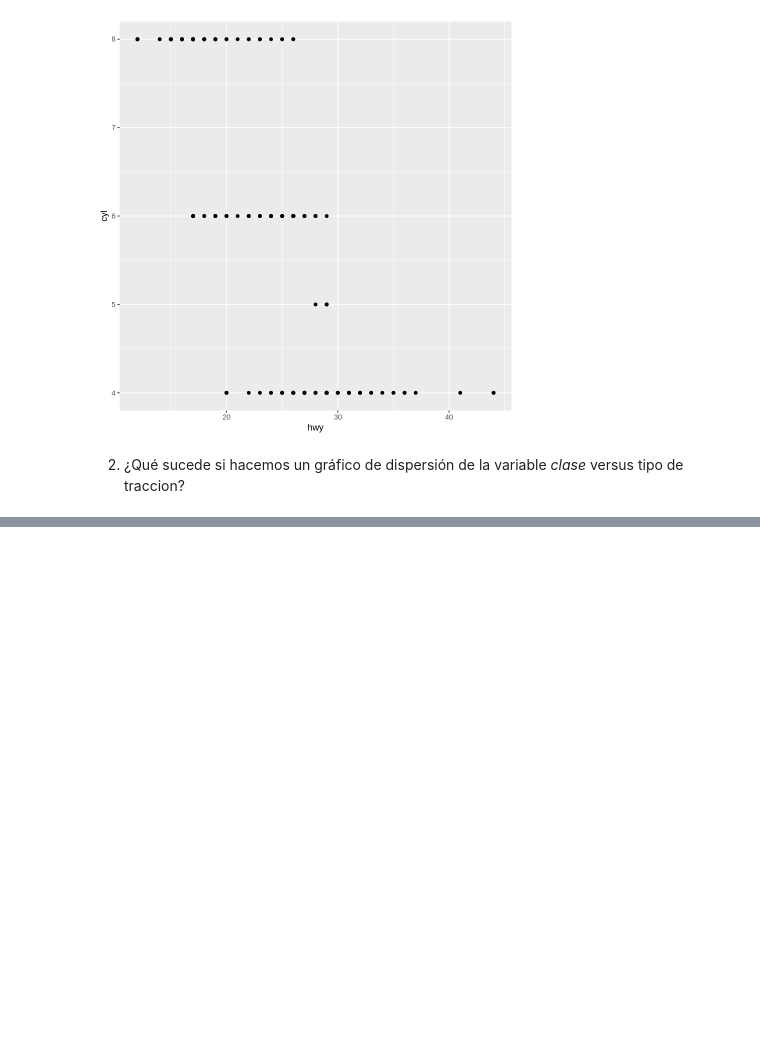
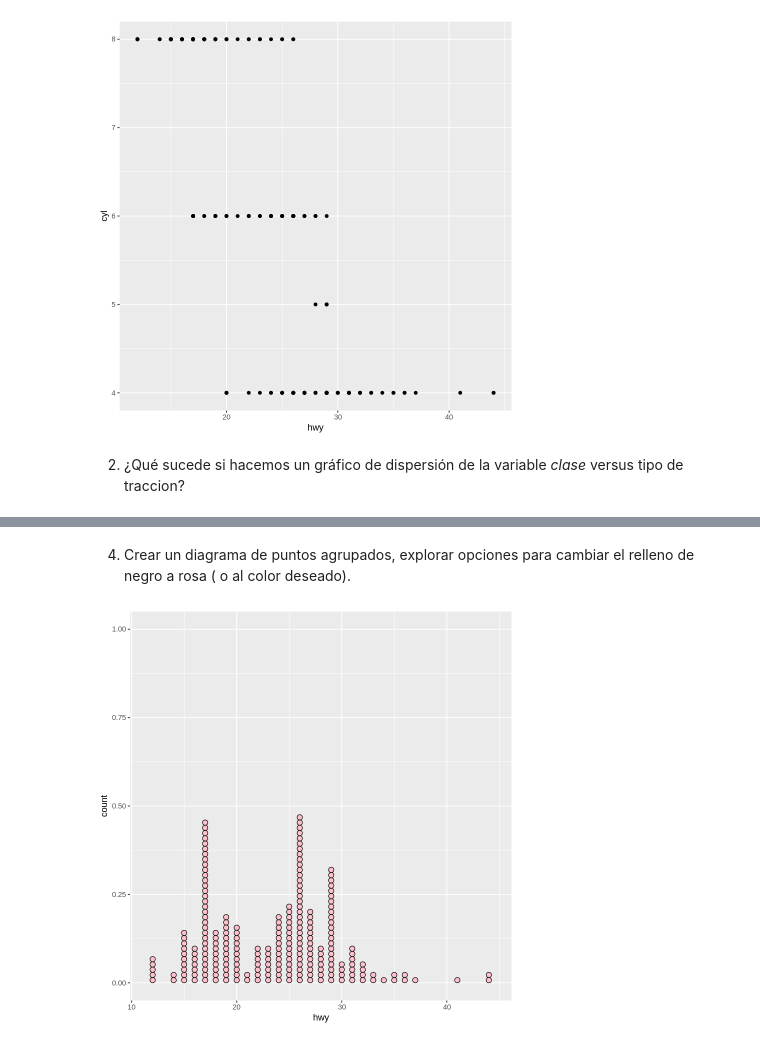
Before and after one commit to ednavivianasegura/ERAP_Curso_R, a Jupyter notebook: ERAP_R_Course_moduloIII.ipynb, the cells around one changed output, grey strips where cells are left out. Drawn from its saved outputs; the diff is of its cells as text; code cells hidden in the pictures; blank space fills up the shorter version.

```diff
--- a/ERAP_R_Course_moduloIII.ipynb
+++ b/ERAP_R_Course_moduloIII.ipynb
@@ -207,0 +223,14 @@ geom_point(mapping = aes(x=class, y=drv))
+# %% [markdown]
+4. Crear un diagrama de puntos agrupados, explorar opciones para cambiar el relleno de negro a rosa ( o al color deseado).
+# %%
+mpg %>%
+  ggplot(aes(x = hwy)) +        # Usamos 'hwy' como variable continua en el eje x
+  geom_dotplot(binwidth = 1,   # Definimos el ancho de los "contenedores" o "bins"
+               dotsize = 0.5,  # Ajustamos el tamaño de los puntos
+               fill = "pink")  # Relleno opcional
+
+# Cada punto representa una observación. Los puntos se apilan
+# verticalmente para mostrar la frecuencia.
+# Este tipo de gráfico es ideal para muestras pequeñas o medianas.
+# %% [output]
+[figure, added]
```
Also changed, not shown: parts of 4 cells of this notebook.
